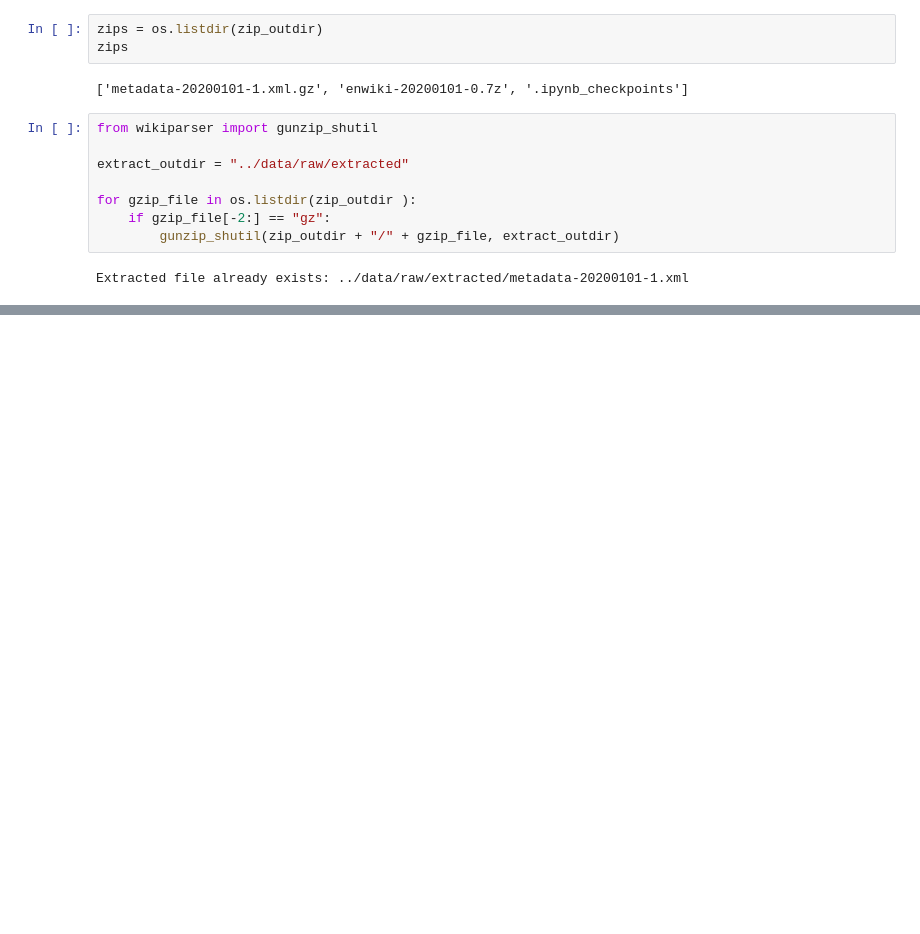
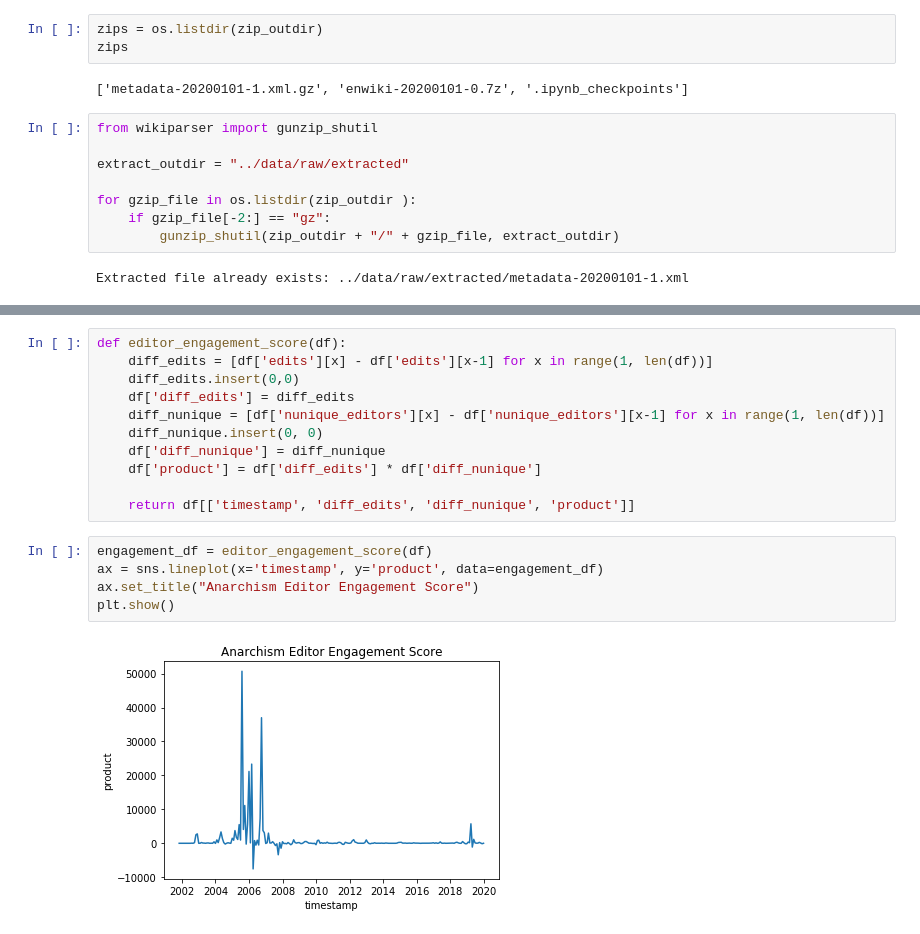
Before and after one commit to Jonwlin/DSC180B, a Jupyter notebook: notebooks/CleanedWikiPopularity.ipynb, the cells around one changed output, grey strips where cells are left out. Saved outputs shown, nothing was run; the diff lists cells and outputs as text; blank space fills up the shorter version.

```diff
--- a/notebooks/CleanedWikiPopularity.ipynb
+++ b/notebooks/CleanedWikiPopularity.ipynb
@@ -41,0 +134,18 @@ Writing AccessibleComputing 13 revisions to popularity_dump.txt
+# %%
+def editor_engagement_score(df):
+    diff_edits = [df['edits'][x] - df['edits'][x-1] for x in range(1, len(df))]
+    diff_edits.insert(0,0)
+    df['diff_edits'] = diff_edits
+    diff_nunique = [df['nunique_editors'][x] - df['nunique_editors'][x-1] for x in range(1, len(df))]
+    diff_nunique.insert(0, 0)
+    df['diff_nunique'] = diff_nunique
+    df['product'] = df['diff_edits'] * df['diff_nunique']
+
+    return df[['timestamp', 'diff_edits', 'diff_nunique', 'product']]
+# %%
+engagement_df = editor_engagement_score(df)
+ax = sns.lineplot(x='timestamp', y='product', data=engagement_df)
+ax.set_title("Anarchism Editor Engagement Score")
+plt.show()
+# %% [output]
+[figure, added]
```
Also changed, not shown: parts of 17 cells of this notebook, 2 other files.
